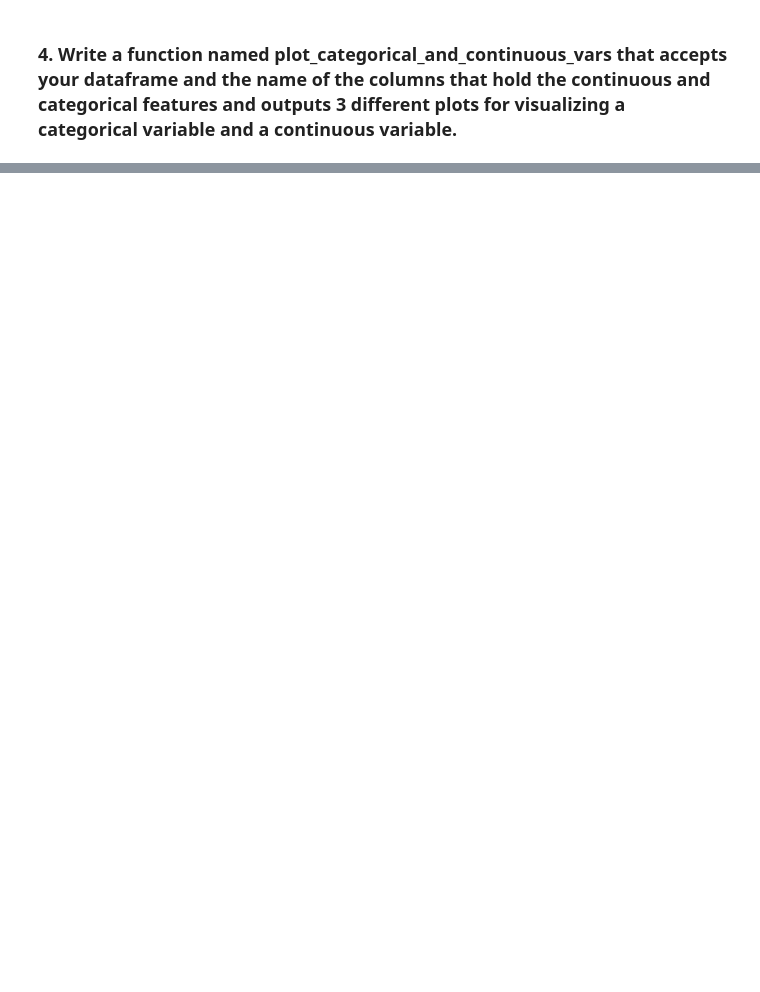
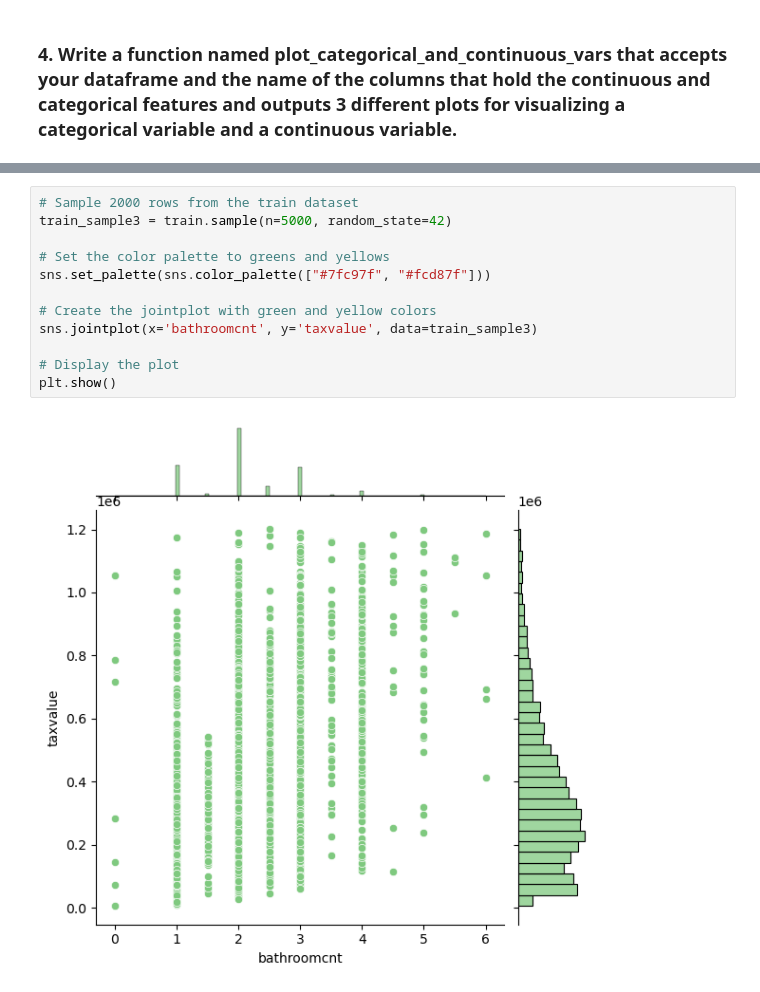
Before and after one commit to Brian-ONeil/regression-exercises, a Jupyter notebook: explore.ipynb, the cells around one changed output, grey strips where cells are left out. Drawn from its saved outputs; the diff is of its cells as text; blank space fills up the shorter version.

```diff
--- a/explore.ipynb
+++ b/explore.ipynb
@@ -85,0 +109,14 @@ exp.plot_categorical_and_continuous_vars(train.sample(5000), 'taxvalue', 'bedroo
+# %%
+# Sample 2000 rows from the train dataset
+train_sample3 = train.sample(n=5000, random_state=42)
+
+# Set the color palette to greens and yellows
+sns.set_palette(sns.color_palette(["#7fc97f", "#fcd87f"]))
+
+# Create the jointplot with green and yellow colors
+sns.jointplot(x='bathroomcnt', y='taxvalue', data=train_sample3)
+
+# Display the plot
+plt.show()
+# %% [output]
+[figure, added]
```
Also changed, not shown: parts of 17 cells of this notebook, 2 other files.
